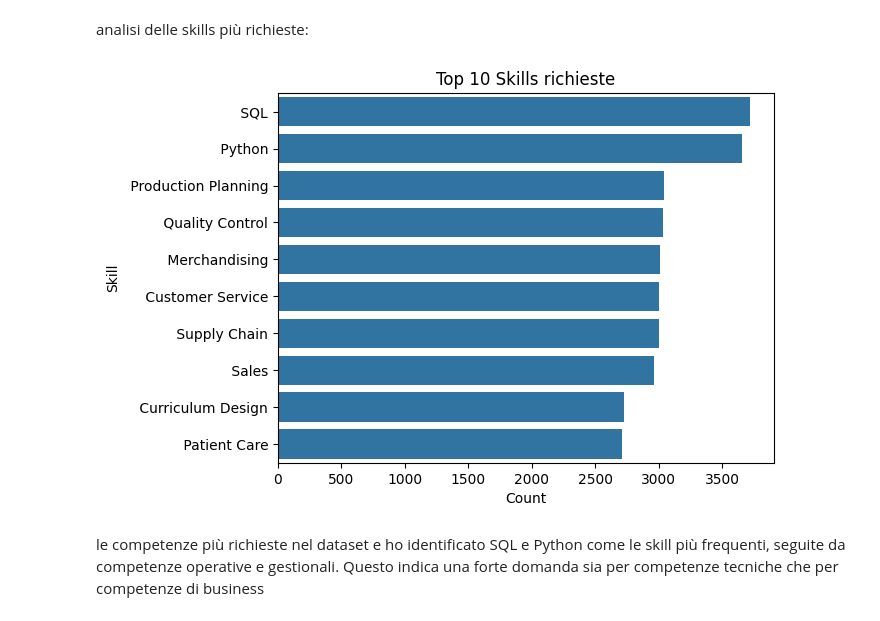
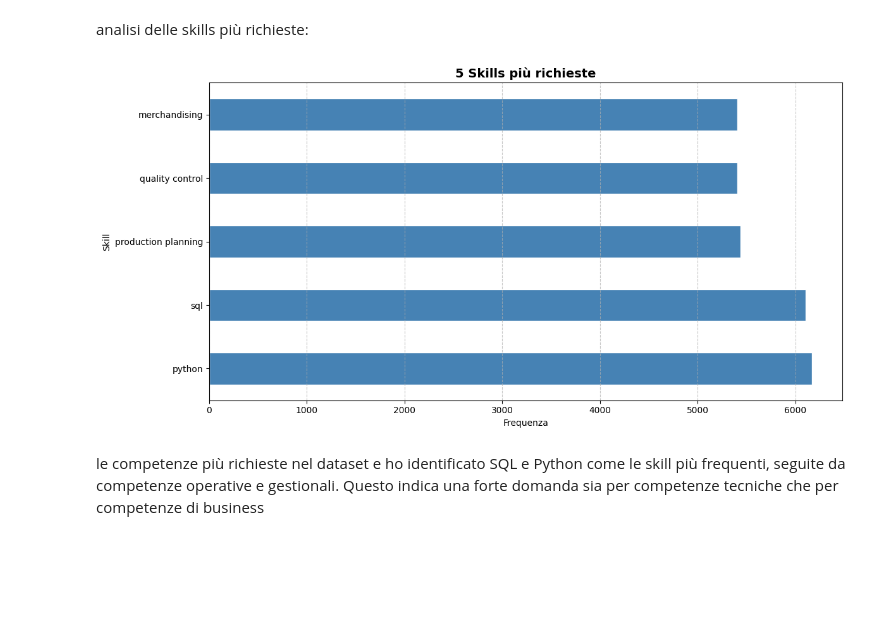
Before and after one commit to anna8987/jobrec, a Jupyter notebook: progettoJobrec.ipynb, the cells around one changed output. Saved outputs shown, nothing was run; the diff lists cells and outputs as text; code cells hidden in the pictures; blank space fills up the shorter version.

```diff
--- a/progettoJobrec.ipynb
+++ b/progettoJobrec.ipynb
@@ -305,15 +289,39 @@ Tuttavia, non emerge una chiara differenza tra entry, mid e senior, poiché le d
 # %% [markdown]
 analisi delle skills più richieste:
 # %%
-import pandas as pd
+# skills_df = pd.DataFrame(top_skills, columns=['Skill', 'Count'])
 
-skills_df = pd.DataFrame(top_skills, columns=['Skill', 'Count'])
+# sns.barplot(data=skills_df, x='Count', y='Skill')
+# plt.title('Top 10 Skills richieste')
+# plt.show()
 
-sns.barplot(data=skills_df, x='Count', y='Skill')
-plt.title('Top 10 Skills richieste')
+# 1. Prendiamo la colonna, dividiamo le stringhe dove c'è la virgola
+# expand=True crea un DataFrame con una colonna per ogni skill
+skills_split = df['Required Skills'].str.split(',', expand=True)
+
+# 2. Trasformiamo tutto il DataFrame in una singola colonna (Series)
+# stack() "impila" tutte le colonne una sotto l'altra
+all_skills = skills_split.stack()
+
+# 3. Pulizia: togliamo gli spazi bianchi extra e mettiamo tutto in minuscolo
+all_skills = all_skills.str.strip().str.lower()
+
+# 4. Contiamo le occorrenze e prendiamo le prime 10
+top_5_skills = all_skills.value_counts().head(5)
+
+# 5. Creazione del Grafico
+plt.figure(figsize=(12, 6))
+top_5_skills.plot(kind='barh', color='steelblue', edgecolor='white')
+
+plt.title('5 Skills più richieste', fontsize=14, fontweight='bold')
+plt.xlabel('Frequenza')
+plt.ylabel('Skill')
+# Inverte l'ordine per avere la più alta in cima
+plt.grid(axis='x', linestyle='--', alpha=0.7)
+plt.tight_layout()
 plt.show()
 # %% [output]
-[figure, old version]
+[figure, new version]
 # %% [markdown]
 le competenze più richieste nel dataset e ho identificato SQL e Python come le skill più frequenti, seguite da competenze operative e gestionali. Questo indica una forte domanda sia per competenze tecniche che per competenze di business
 # %% [markdown]
```
Also changed, not shown: parts of 15 cells of this notebook.
